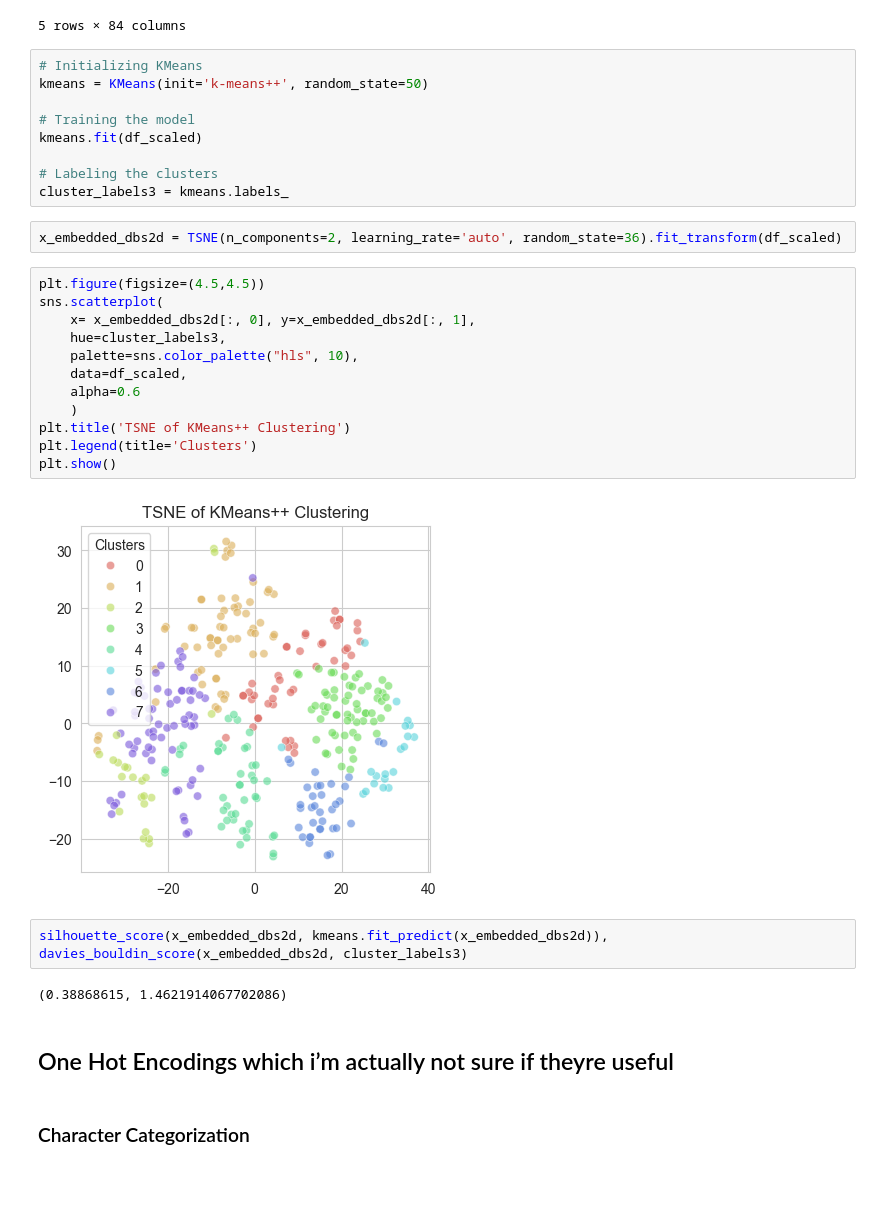
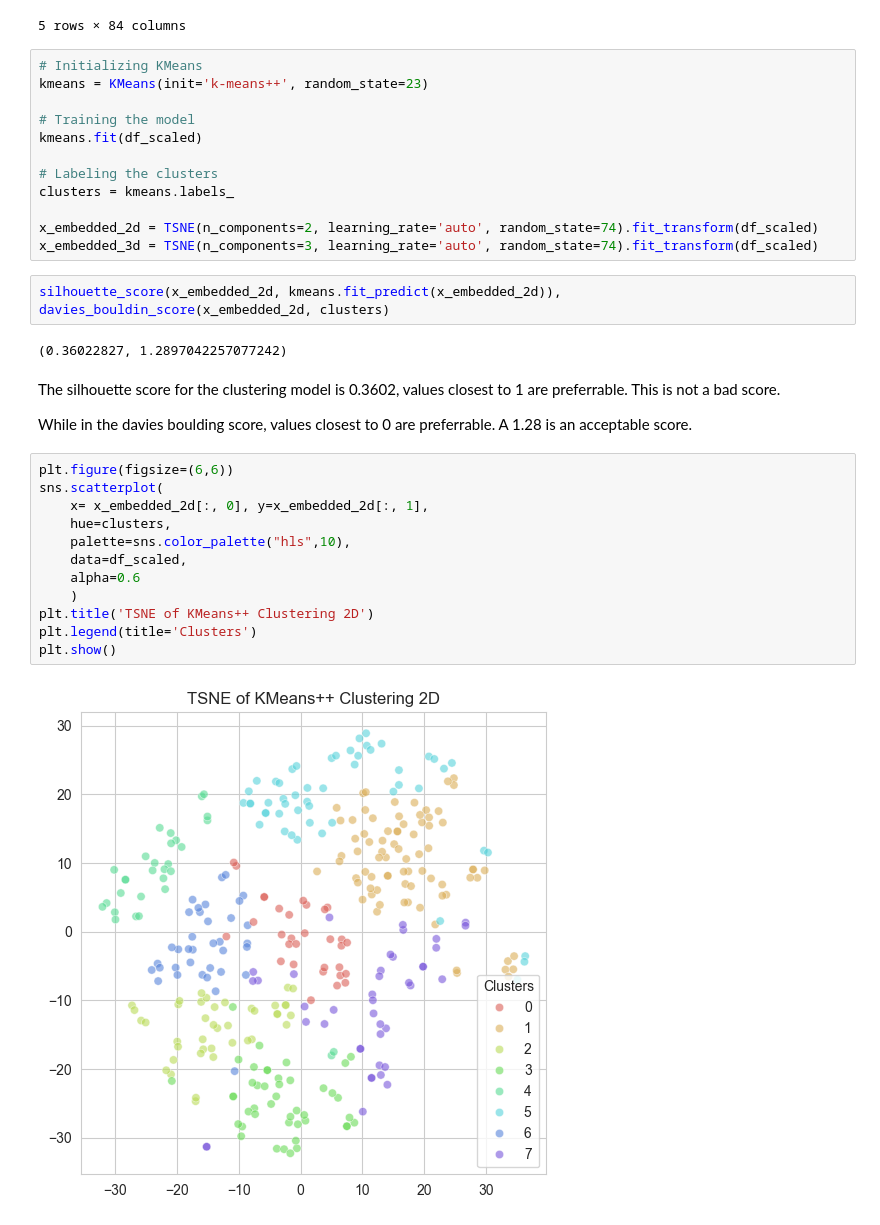
Before and after one commit to aiko-isnt-ded/lgbtqia-rep, a Jupyter notebook: notebooks/animated_model.ipynb, the cells around one changed output. Drawn from its saved outputs; the diff is of its cells as text; blank space fills up the shorter version.

Commit message:
visualization of clustering models

```diff
--- a/notebooks/animated_model.ipynb
+++ b/notebooks/animated_model.ipynb
@@ -304,34 +304,35 @@ df_scaled.head()
 5 rows × 84 columns
 # %%
 # Initializing KMeans
-kmeans = KMeans(init='k-means++', random_state=50)
+kmeans = KMeans(init='k-means++', random_state=23)
 
 # Training the model
 kmeans.fit(df_scaled)
 
 # Labeling the clusters
-cluster_labels3 = kmeans.labels_
+clusters = kmeans.labels_
+
+x_embedded_2d = TSNE(n_components=2, learning_rate='auto', random_state=74).fit_transform(df_scaled)
+x_embedded_3d = TSNE(n_components=3, learning_rate='auto', random_state=74).fit_transform(df_scaled)
-# %%
-x_embedded_dbs2d = TSNE(n_components=2, learning_rate='auto', random_state=36).fit_transform(df_scaled)
+# %%
+silhouette_score(x_embedded_2d, kmeans.fit_predict(x_embedded_2d)),  davies_bouldin_score(x_embedded_2d, clusters)
+# %% [output]
+(0.36022827, 1.2897042257077242)
+# %% [markdown]
+The silhouette score for the clustering model is 0.3602, values closest to 1 are preferrable. This is not a bad score.
+
+While in the davies boulding score, values closest to 0 are preferrable. A 1.28 is an acceptable score.
 # %%
-plt.figure(figsize=(4.5,4.5))
+plt.figure(figsize=(6,6))
 sns.scatterplot(
-    x= x_embedded_dbs2d[:, 0], y=x_embedded_dbs2d[:, 1],
-    hue=cluster_labels3,
-    palette=sns.color_palette("hls", 10),
+    x= x_embedded_2d[:, 0], y=x_embedded_2d[:, 1],
+    hue=clusters,
+    palette=sns.color_palette("hls",10),
     data=df_scaled,
     alpha=0.6
     )
-plt.title('TSNE of KMeans++ Clustering')
+plt.title('TSNE of KMeans++ Clustering 2D')
 plt.legend(title='Clusters')
 plt.show()
 # %% [output]
-[figure, old version]
+[figure, new version]
-# %%
-silhouette_score(x_embedded_dbs2d, kmeans.fit_predict(x_embedded_dbs2d)),  davies_bouldin_score(x_embedded_dbs2d, cluster_labels3)
-# %% [output]
-(0.38868615, 1.4621914067702086)
-# %% [markdown]
-## One Hot Encodings which i’m actually not sure if theyre useful
-# %% [markdown]
-### Character Categorization
```
Also changed, not shown: parts of 2 cells of this notebook.
